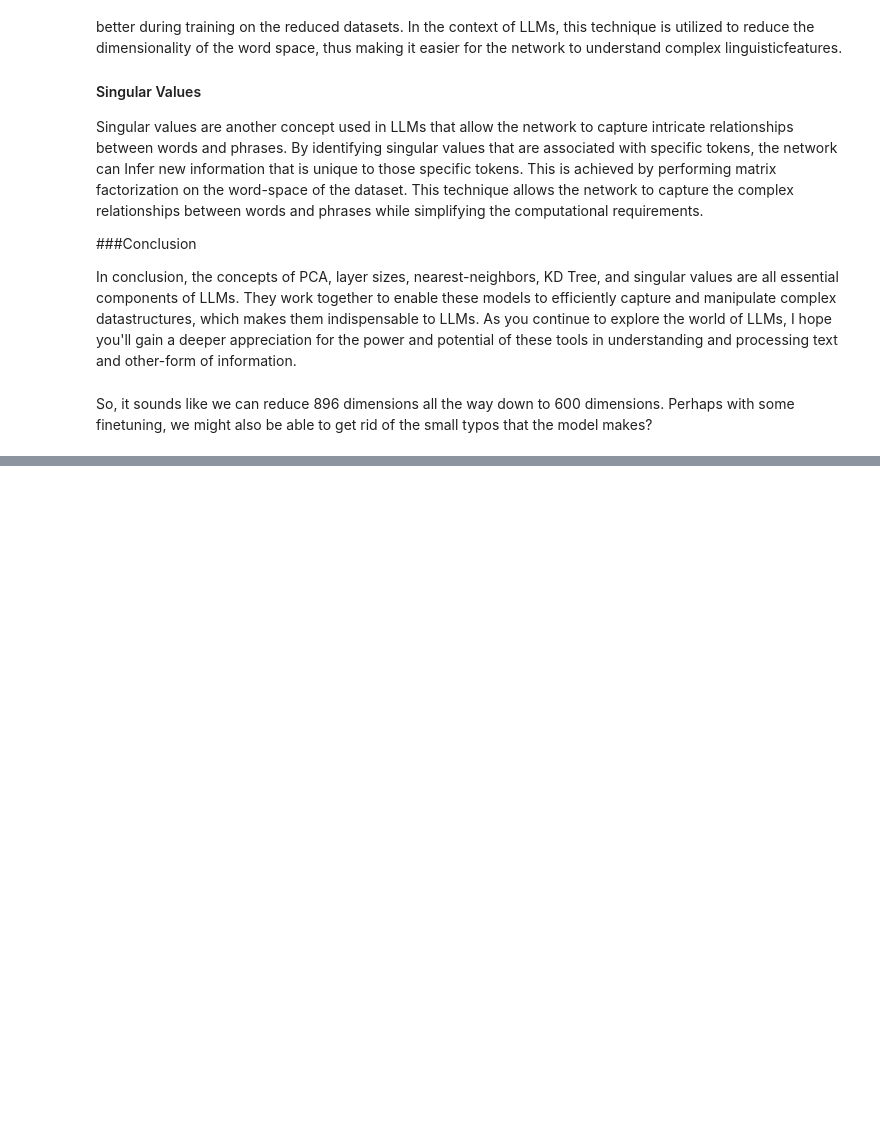
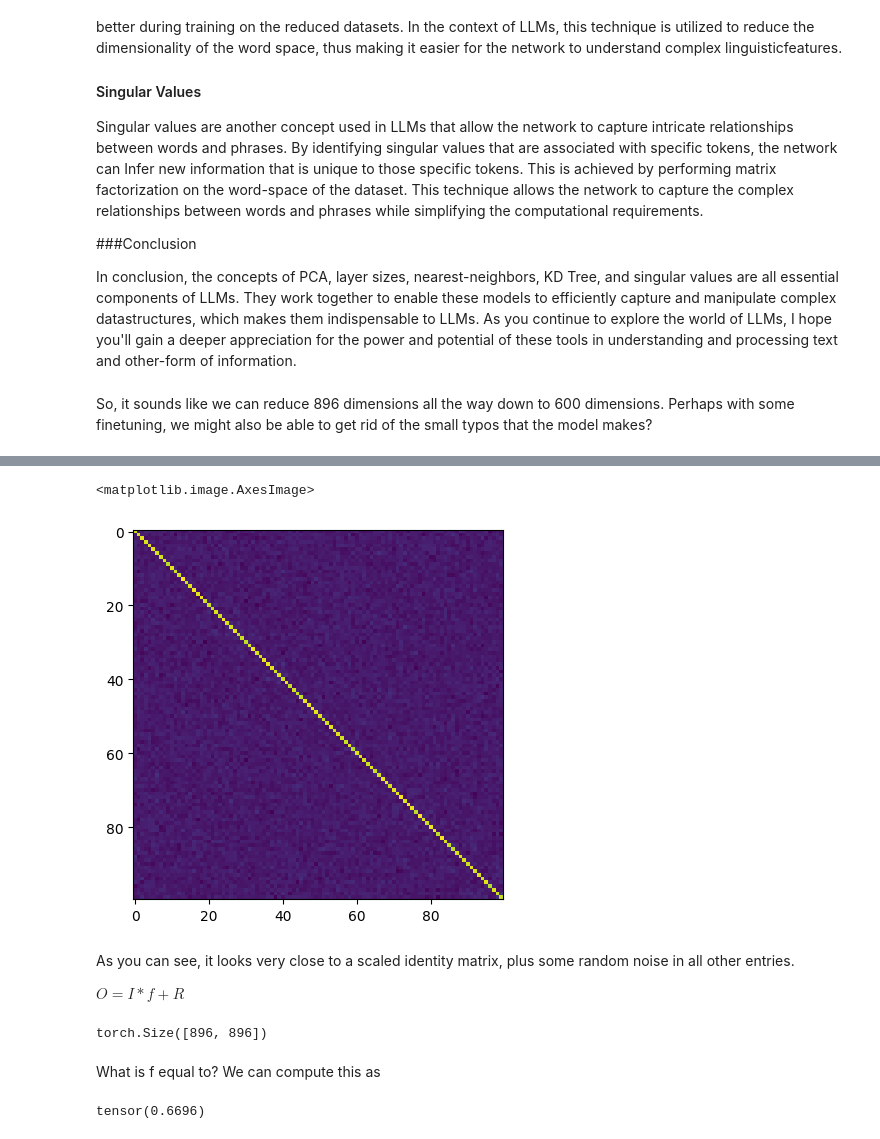
Before and after one commit to ozpau/make_llm, a Jupyter notebook: nbs/02_token_embeddings.ipynb, the cells around one changed output, grey strips where cells are left out. Drawn from its saved outputs; the diff is of its cells as text; code cells hidden in the pictures; blank space fills up the shorter version.

Commit message:
fixed projection operator

```diff
--- a/nbs/02_token_embeddings.ipynb
+++ b/nbs/02_token_embeddings.ipynb
@@ -1095,0 +1109,25 @@ So, it sounds like we can reduce 896 dimensions all the way down to 600 dimensio
+# %%
+low_dim = 600
+projection = torch.randn((w.shape[1], low_dim))
+inverse = projection.pinverse()
+
+op = projection @ inverse
+
+plt.imshow(op[:100,:100])
+# %% [output]
+<matplotlib.image.AxesImage>
+[figure, added]
+# %% [markdown]
+As you can see, it looks very close to a scaled identity matrix, plus some random noise in all other entries.
+
+$O = I*f + R$
+# %%
+op.shape
+# %% [output]
+torch.Size([896, 896])
+# %% [markdown]
+What is f equal to? We can compute this as
+# %%
+op.diag().mean()
+# %% [output]
+tensor(0.6696)
```
Also changed, not shown: parts of 84 cells of this notebook, 1 other file.
